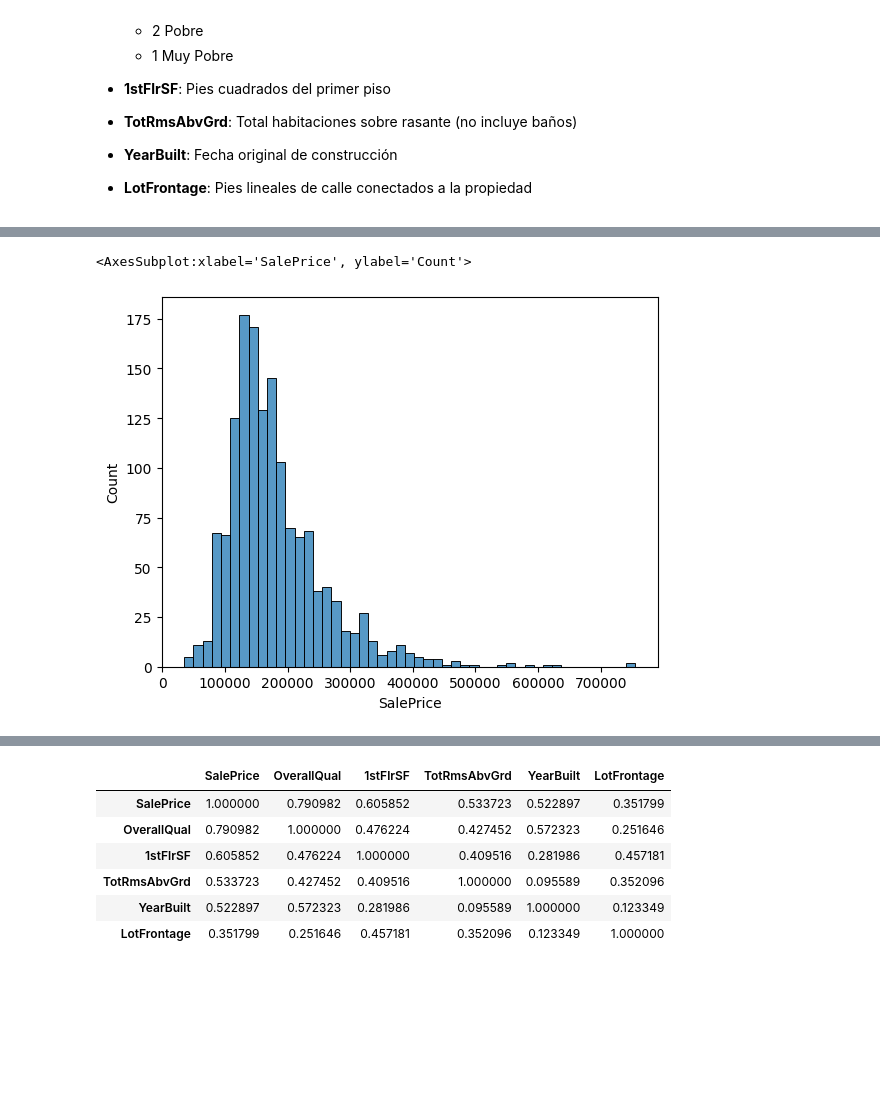
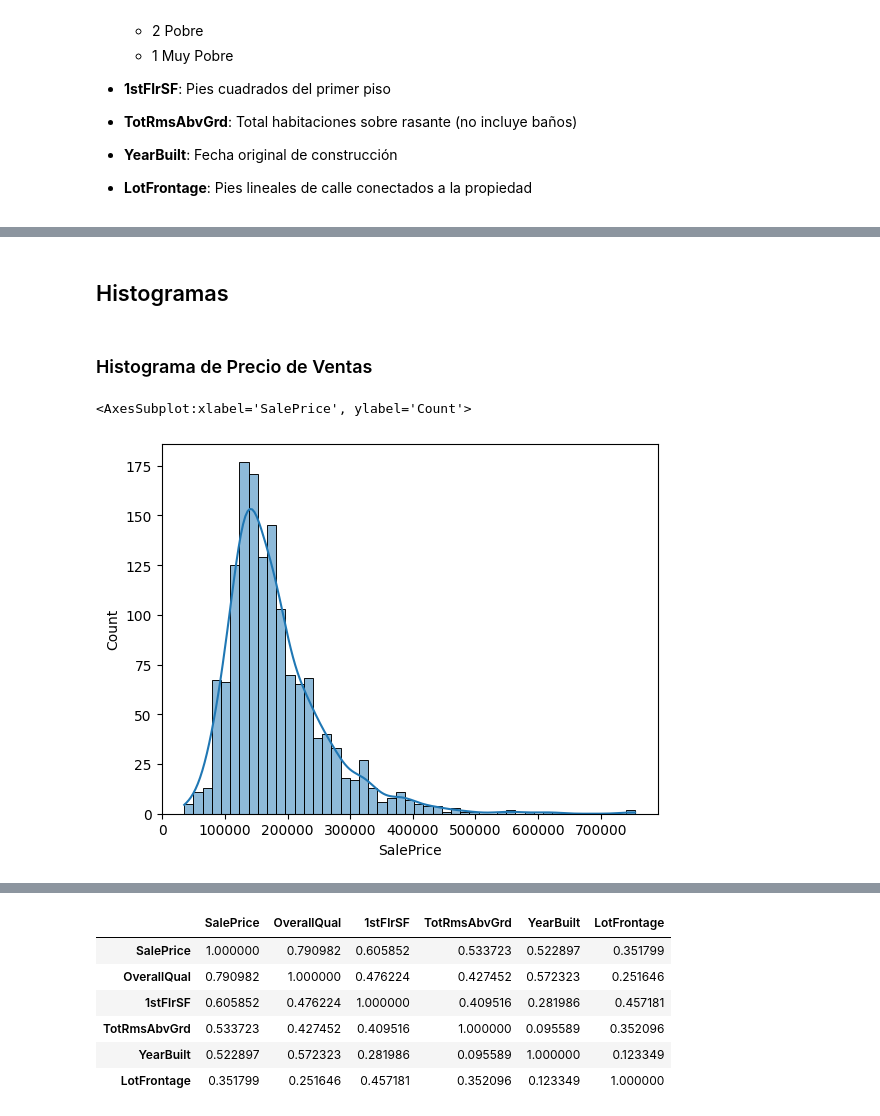
Before and after one commit to luisramilian95/data-science-ug, a Jupyter notebook: project-1/main.ipynb, the cells around one changed output, grey strips where cells are left out. Cells and saved outputs as stored; diff of their text form; code cells hidden in the pictures; blank space fills up the shorter version.

```diff
--- a/project-1/main.ipynb
+++ b/project-1/main.ipynb
@@ -85,5 +101,9 @@ dtype: float64
+# %% [markdown]
+## Histogramas
+# %% [markdown]
+### Histograma de Precio de Ventas
 # %%
-sns.histplot(data=data_frame, x=SALES_PRICE)
+sns.histplot(data=data_frame, x=SALES_PRICE,  kde=True)
 # %% [output]
 <AxesSubplot:xlabel='SalePrice', ylabel='Count'>
-[figure, old version]
+[figure, new version]
```
Also changed, not shown: parts of 103 cells of this notebook.
